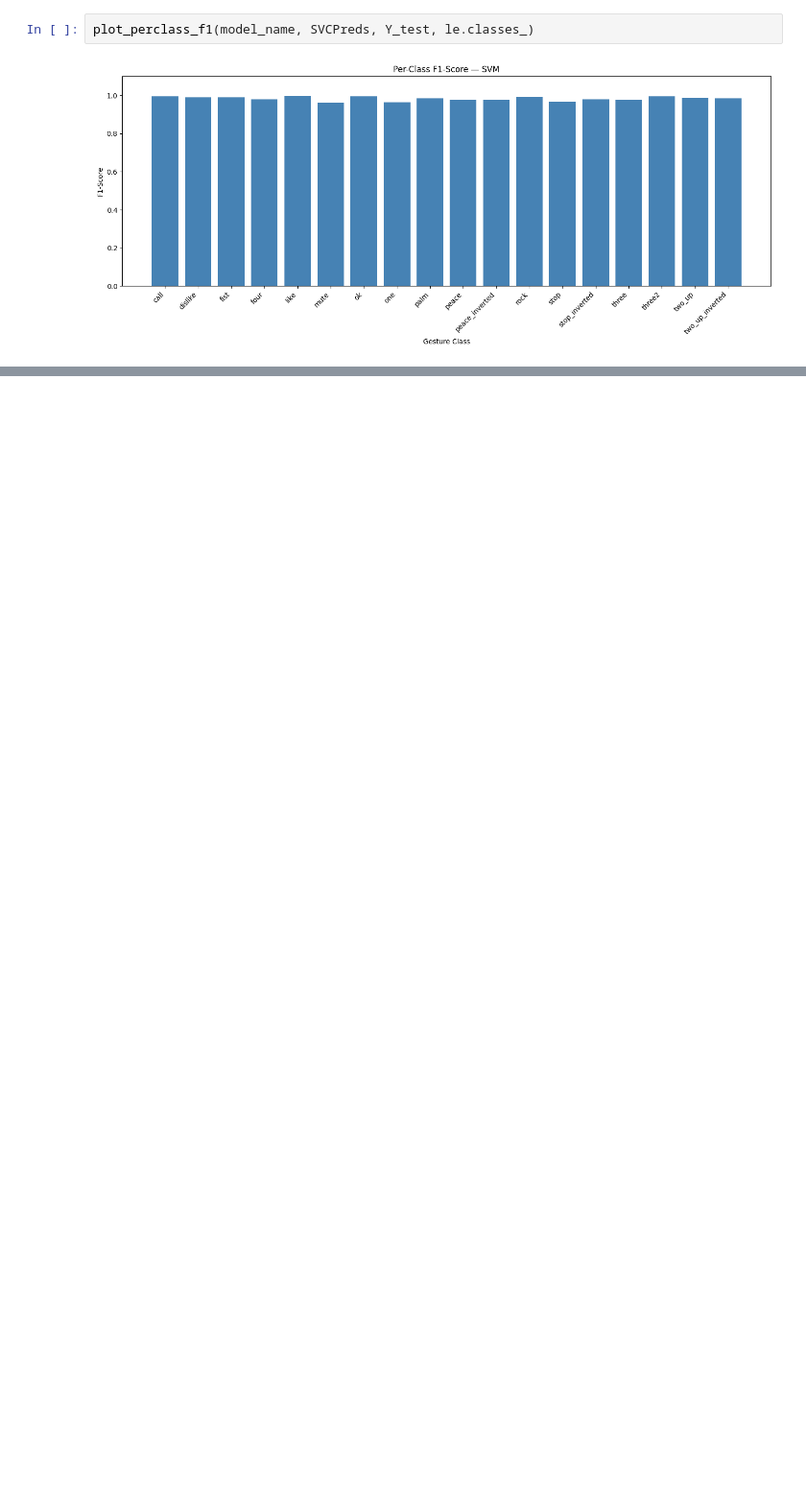
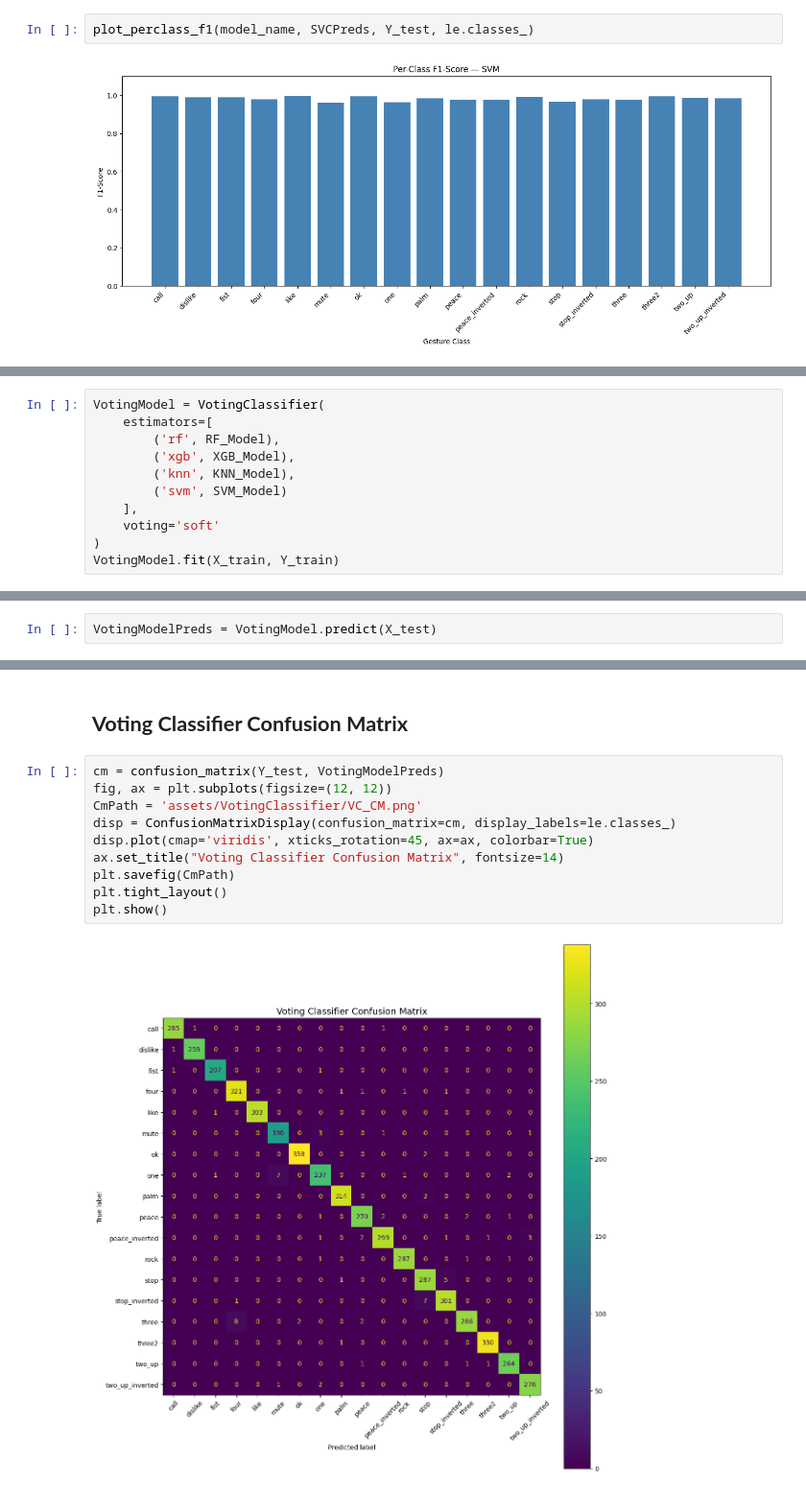
Before and after one commit to Abdelmohsenn/Hand-Gestures-Recognition-Model, a Jupyter notebook: HandGestureModel.ipynb, the cells around one changed output, grey strips where cells are left out. Shown at 96% size. Cells and saved outputs as stored; diff of their text form; blank space fills up the shorter version.

Commit message:
Final Voting Ensemble Model with an acc of 98.42%

```diff
--- a/HandGestureModel.ipynb
+++ b/HandGestureModel.ipynb
@@ -738,0 +747,11 @@ log_experiment(
+# %%
+VotingModel = VotingClassifier(
+    estimators=[
+        ('rf', RF_Model),
+        ('xgb', XGB_Model),
+        ('knn', KNN_Model),
+        ('svm', SVM_Model)
+    ],
+    voting='soft'
+)
+VotingModel.fit(X_train, Y_train)
@@ -738,0 +776,2 @@ log_experiment(
+# %%
+VotingModelPreds = VotingModel.predict(X_test)
@@ -738,0 +802,14 @@ log_experiment(
+# %% [markdown]
+## **Voting Classifier Confusion Matrix**
+# %%
+cm = confusion_matrix(Y_test, VotingModelPreds)
+fig, ax = plt.subplots(figsize=(12, 12))
+CmPath = 'assets/VotingClassifier/VC_CM.png'
+disp = ConfusionMatrixDisplay(confusion_matrix=cm, display_labels=le.classes_)
+disp.plot(cmap='viridis', xticks_rotation=45, ax=ax, colorbar=True)
+ax.set_title("Voting Classifier Confusion Matrix", fontsize=14)
+plt.savefig(CmPath)
+plt.tight_layout()
+plt.show()
+# %% [output]
+[figure, added]
```
Also changed, not shown: parts of 9 cells of this notebook, 10 other files.
